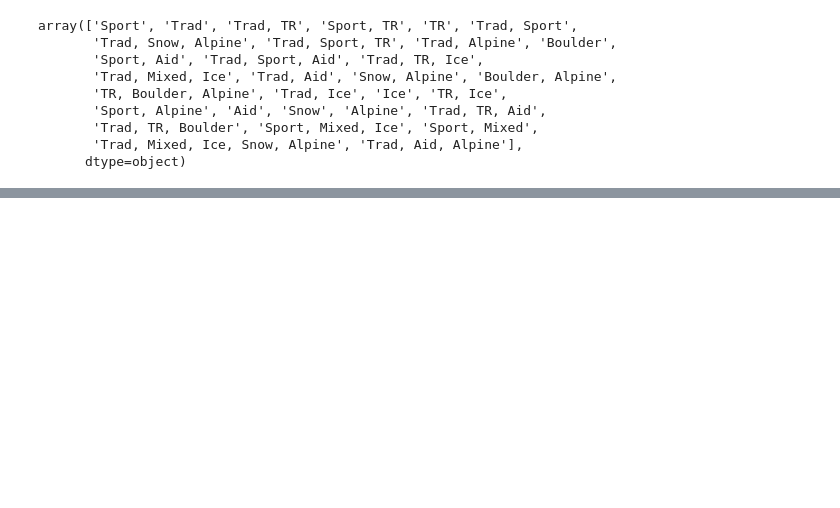
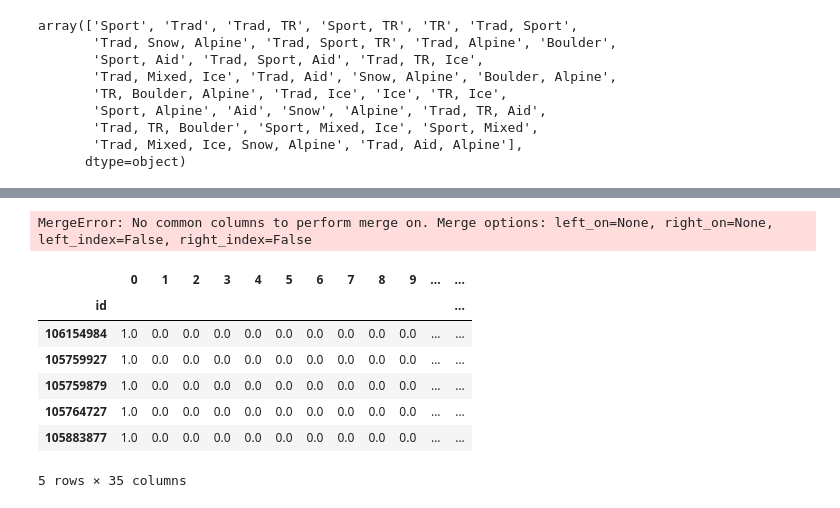
Before and after one commit to kylinmb/MountainProjectRecommender, a Jupyter notebook: routes.ipynb, the cells around one changed output, grey strips where cells are left out. Cells and saved outputs as stored; diff of their text form; code cells hidden in the pictures; blank space fills up the shorter version.

```diff
--- a/routes.ipynb
+++ b/routes.ipynb
@@ -181,0 +240,19 @@ rating_frame
+# %%
+low_route_data['route_id'] = low_route_data.index.astype(int)
+route_feats['route_id'] = route_feats.index.astype(int)
+
+users_and_feats = low_route_data.merge(route_feats)
+users_and_feats = users_and_feats.set_index('id')
+# %% [output]
+MergeError: No common columns to perform merge on. Merge options: left_on=None, right_on=None, left_index=False, right_index=False
+# %%
+users_and_feats.head()
+# %% [output]
+|  | 0 | 1 | 2 | 3 | 4 | 5 | 6 | 7 | 8 | 9 | ... | ... |
+| id |  |  |  |  |  |  |  |  |  |  |  | ... |
+| 106154984 | 1.0 | 0.0 | 0.0 | 0.0 | 0.0 | 0.0 | 0.0 | 0.0 | 0.0 | 0.0 | ... | ... |
+| 105759927 | 1.0 | 0.0 | 0.0 | 0.0 | 0.0 | 0.0 | 0.0 | 0.0 | 0.0 | 0.0 | ... | ... |
+| 105759879 | 1.0 | 0.0 | 0.0 | 0.0 | 0.0 | 0.0 | 0.0 | 0.0 | 0.0 | 0.0 | ... | ... |
+| 105764727 | 1.0 | 0.0 | 0.0 | 0.0 | 0.0 | 0.0 | 0.0 | 0.0 | 0.0 | 0.0 | ... | ... |
+| 105883877 | 1.0 | 0.0 | 0.0 | 0.0 | 0.0 | 0.0 | 0.0 | 0.0 | 0.0 | 0.0 | ... | ... |
+5 rows × 35 columns
```
Also changed, not shown: parts of 39 cells of this notebook, 31 other files.
